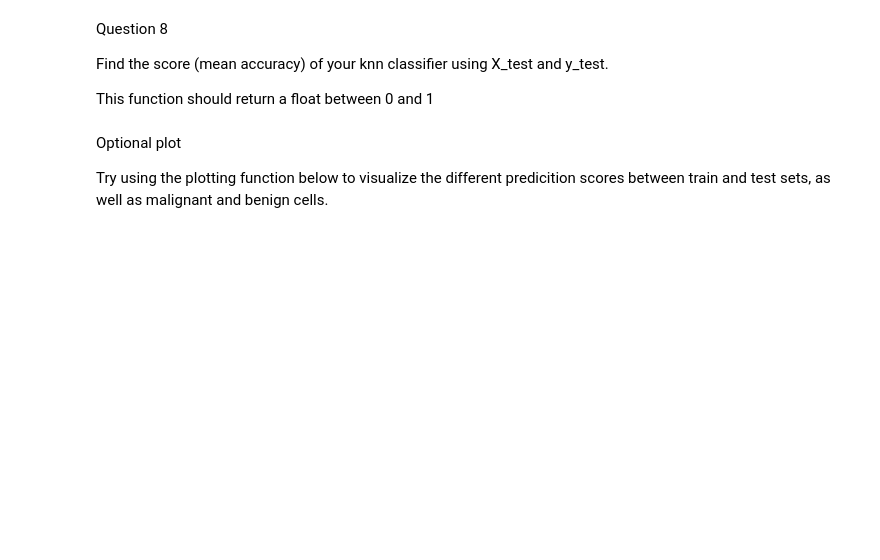
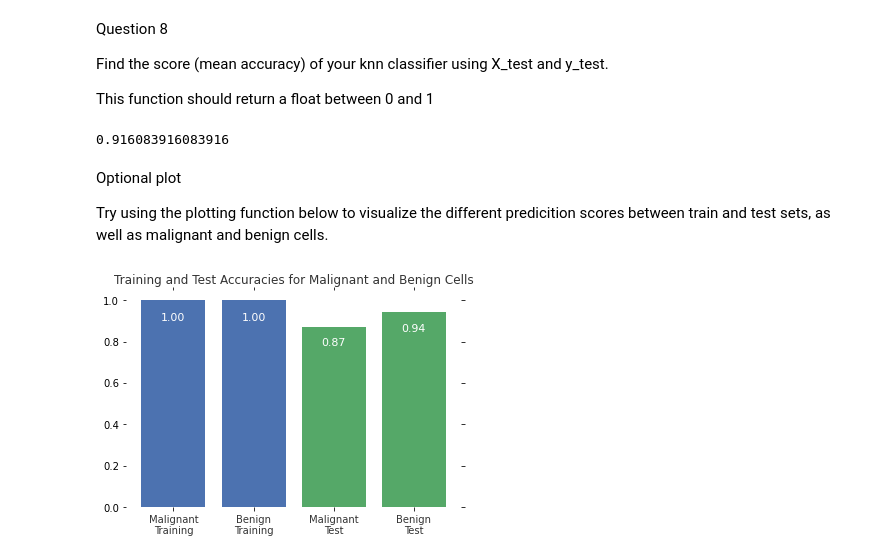
Before and after one commit to FontanaPedro/DBA_coding_exercises, a Jupyter notebook: Applied ML/1. Assignment .ipynb, the cells around one changed output. Saved outputs shown, nothing was run; the diff lists cells and outputs as text; code cells hidden in the pictures; blank space fills up the shorter version.

```diff
--- a/Applied ML/1. Assignment .ipynb
+++ b/Applied ML/1. Assignment .ipynb
@@ -122,0 +223,4 @@ def answer_two():
+# %%
+X_train , X_test, y_train, y_test=answer_four()
+
+print(X_train.shape, y_train.shape,X_test.shape,y_test.shape)
@@ -123,2 +235,12 @@ def answer_two():
+# %%
+from sklearn.neighbors import KNeighborsClassifier
+
+def answer_five():
+    # YOUR CODE HERE
+    X_train , X_test, y_train, y_test=answer_four()
+
+    knn=KNeighborsClassifier(n_neighbors=1).fit(X_train, y_train)
+
+    return knn
 # %%
 # %% [output]
@@ -198,9 +248,3 @@ Using KNeighborsClassifier, fit a k-nearest neighbors (knn) classifier with X_tr
-# %%
-from sklearn.neighbors import KNeighborsClassifier
-
-def answer_five():
-    # YOUR CODE HERE
-    return KNeighborsClassifier(n_neighbors=1).fit(X_train, y_train)
 # %% [markdown]
 Question 6
 
@@ -245,4 +315,8 @@ def answer_eight():
     raise NotImplementedError()
+# %%
+answer_eight()
+# %% [output]
+0.916083916083916
 # %% [markdown]
 Optional plot
 
@@ -258,3 +324,53 @@ def accuracy_plot():
+# %%
+
+
+%matplotlib inline
+
+def accuracy_plot():
+    import matplotlib.pyplot as plt
+
+    X_train, X_test, y_train, y_test = answer_four()
+
+    # Find the training and testing accuracies by target value (i.e. malignant, benign)
+    mal_train_X = X_train[y_train==0]
+    mal_train_y = y_train[y_train==0]
+    ben_train_X = X_train[y_train==1]
+    ben_train_y = y_train[y_train==1]
+
+    mal_test_X = X_test[y_test==0]
+    mal_test_y = y_test[y_test==0]
+    ben_test_X = X_test[y_test==1]
+    ben_test_y = y_test[y_test==1]
+
+    knn = answer_five()
+
+    scores = [knn.score(mal_train_X, mal_train_y), knn.score(ben_train_X, ben_train_y),
+              knn.score(mal_test_X, mal_test_y), knn.score(ben_test_X, ben_test_y)]
+
+
+    plt.figure()
+
+    # Plot the scores as a bar chart
+    bars = plt.bar(np.arange(4), scores, color=['#4c72b0','#4c72b0','#55a868','#55a868'])
+
+    # directly label the score onto the bars
+    for bar in bars:
+        height = bar.get_height()
+        plt.gca().text(bar.get_x() + bar.get_width()/2, height*.90, '{0:.{1}f}'.format(height, 2),
+                     ha='center', color='w', fontsize=11)
+
+    # remove all the ticks (both axes), and tick labels on the Y axis
+    plt.tick_params(top='off', bottom='off', left='off', right='off', labelleft='off', labelbottom='on')
+
+    # remove the frame of the chart
+    for spine in plt.gca().spines.values():
+        spine.set_visible(False)
+
+    plt.xticks([0,1,2,3], ['Malignant\nTraining', 'Benign\nTraining', 'Malignant\nTest', 'Benign\nTest'], alpha=0.8);
+    plt.title('Training and Test Accuracies for Malignant and Benign Cells', alpha=0.8)
+accuracy_plot()
+# %% [output]
+[figure, added]
 # %%
 # Uncomment the plotting function to see the visualization,
 # Comment out the plotting function when submitting your notebook for grading
```
Also changed, not shown: parts of 27 cells of this notebook, 2 other files.
